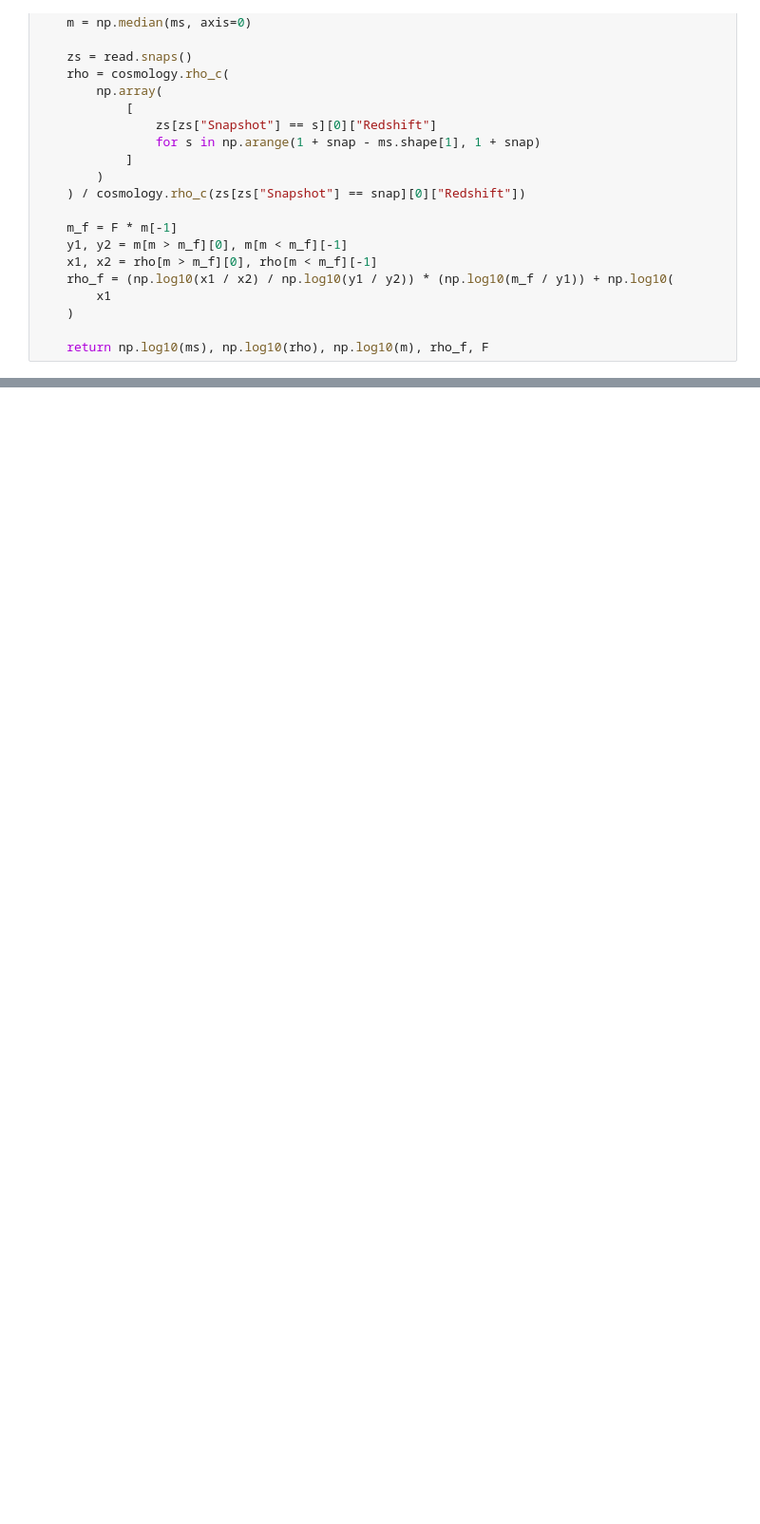
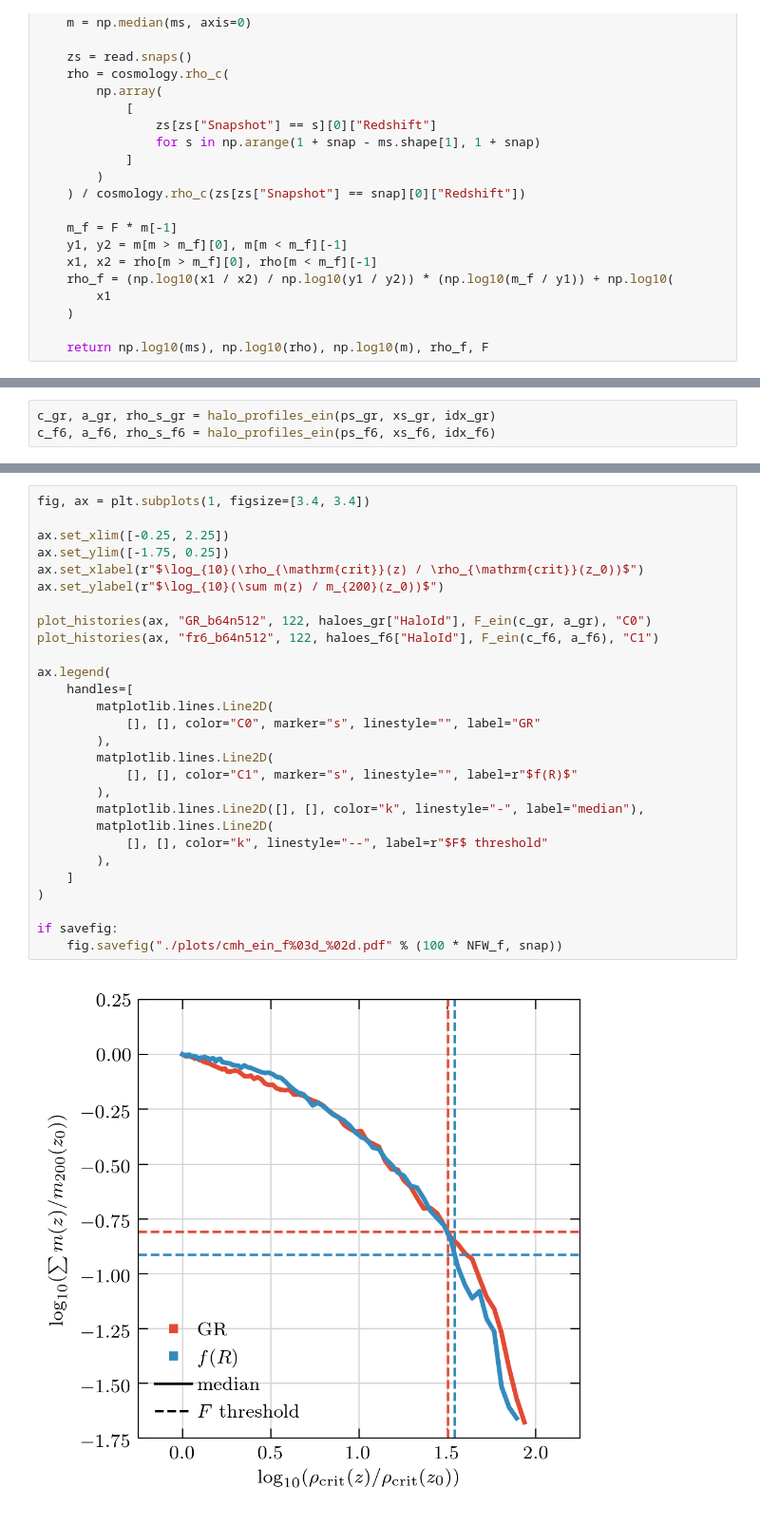
Before and after one commit to oleskiewicz/hbtp, a Jupyter notebook: comparison.ipynb, the cells around one changed output, grey strips where cells are left out. Shown: that part at 95% size. Saved outputs shown, nothing was run; the diff lists cells and outputs as text; blank space fills up the shorter version.

```diff
--- a/comparison.ipynb
+++ b/comparison.ipynb
@@ -361,0 +366,3 @@ if savefig:
+# %%
+c_gr, a_gr, rho_s_gr = halo_profiles_ein(ps_gr, xs_gr, idx_gr)
+c_f6, a_f6, rho_s_f6 = halo_profiles_ein(ps_f6, xs_f6, idx_f6)
@@ -361,0 +380,30 @@ if savefig:
+# %%
+fig, ax = plt.subplots(1, figsize=[3.4, 3.4])
+
+ax.set_xlim([-0.25, 2.25])
+ax.set_ylim([-1.75, 0.25])
+ax.set_xlabel(r"$\log_{10}(\rho_{\mathrm{crit}}(z) / \rho_{\mathrm{crit}}(z_0))$")
+ax.set_ylabel(r"$\log_{10}(\sum m(z) / m_{200}(z_0))$")
+
+plot_histories(ax, "GR_b64n512", 122, haloes_gr["HaloId"], F_ein(c_gr, a_gr), "C0")
+plot_histories(ax, "fr6_b64n512", 122, haloes_f6["HaloId"], F_ein(c_f6, a_f6), "C1")
+
+ax.legend(
+    handles=[
+        matplotlib.lines.Line2D(
+            [], [], color="C0", marker="s", linestyle="", label="GR"
+        ),
+        matplotlib.lines.Line2D(
+            [], [], color="C1", marker="s", linestyle="", label=r"$f(R)$"
+        ),
+        matplotlib.lines.Line2D([], [], color="k", linestyle="-", label="median"),
+        matplotlib.lines.Line2D(
+            [], [], color="k", linestyle="--", label=r"$F$ threshold"
+        ),
+    ]
+)
+
+if savefig:
+    fig.savefig("./plots/cmh_ein_f%03d_%02d.pdf" % (100 * NFW_f, snap))
+# %% [output]
+[figure, added]
```
Also changed, not shown: parts of 23 cells of this notebook, 2 other files.
